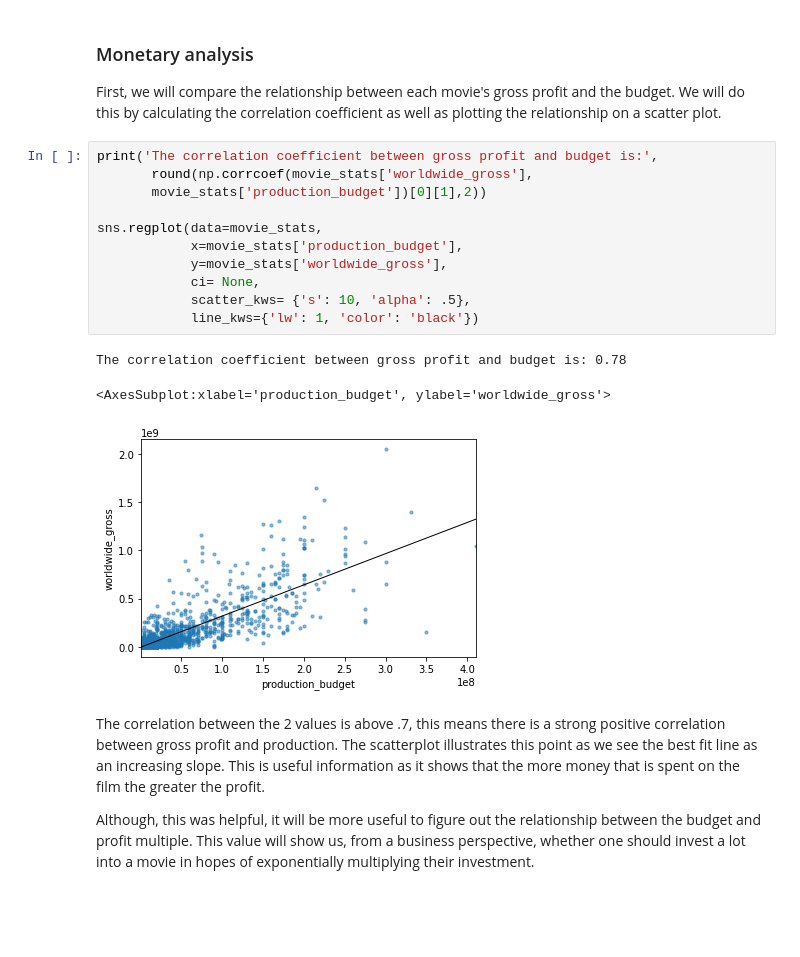
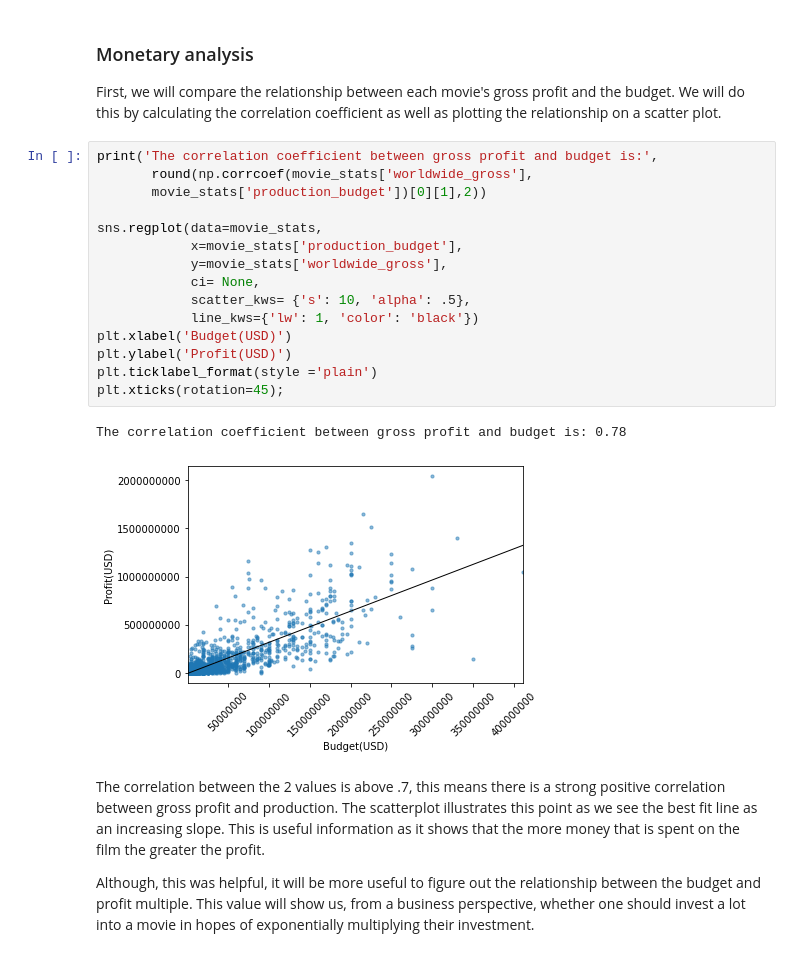
Before and after one commit to joshuaedelstein15/Phase1_Project, a Jupyter notebook: Movie_Analysis.ipynb, the cells around one changed output. Drawn from its saved outputs; the diff is of its cells as text; blank space fills up the shorter version.

```diff
--- a/Movie_Analysis.ipynb
+++ b/Movie_Analysis.ipynb
@@ -230,18 +230,21 @@ First, we will compare the relationship between each movie's gross profit and th
 # %%
 print('The correlation coefficient between gross profit and budget is:',
        round(np.corrcoef(movie_stats['worldwide_gross'],
        movie_stats['production_budget'])[0][1],2))
 
 sns.regplot(data=movie_stats,
             x=movie_stats['production_budget'],
             y=movie_stats['worldwide_gross'],
             ci= None,
             scatter_kws= {'s': 10, 'alpha': .5},
             line_kws={'lw': 1, 'color': 'black'})
+plt.xlabel('Budget(USD)')
+plt.ylabel('Profit(USD)')
+plt.ticklabel_format(style ='plain')
+plt.xticks(rotation=45);
 # %% [output]
 The correlation coefficient between gross profit and budget is: 0.78
-<AxesSubplot:xlabel='production_budget', ylabel='worldwide_gross'>
-[figure, old version]
+[figure, new version]
 # %% [markdown]
 The correlation between the 2 values is above .7, this means there is a strong positive correlation between gross profit and production.<!-- https://journals.lww.com/anesthesia-analgesia/fulltext/2018/05000/correlation_coefficients__appropriate_use_and.50.aspx
  --> The scatterplot illustrates this point as we see the best fit line as an increasing slope. This is useful information as it shows that the more money that is spent on the film the greater the profit.
```
Also changed, not shown: parts of 16 cells of this notebook, 1 other file.
